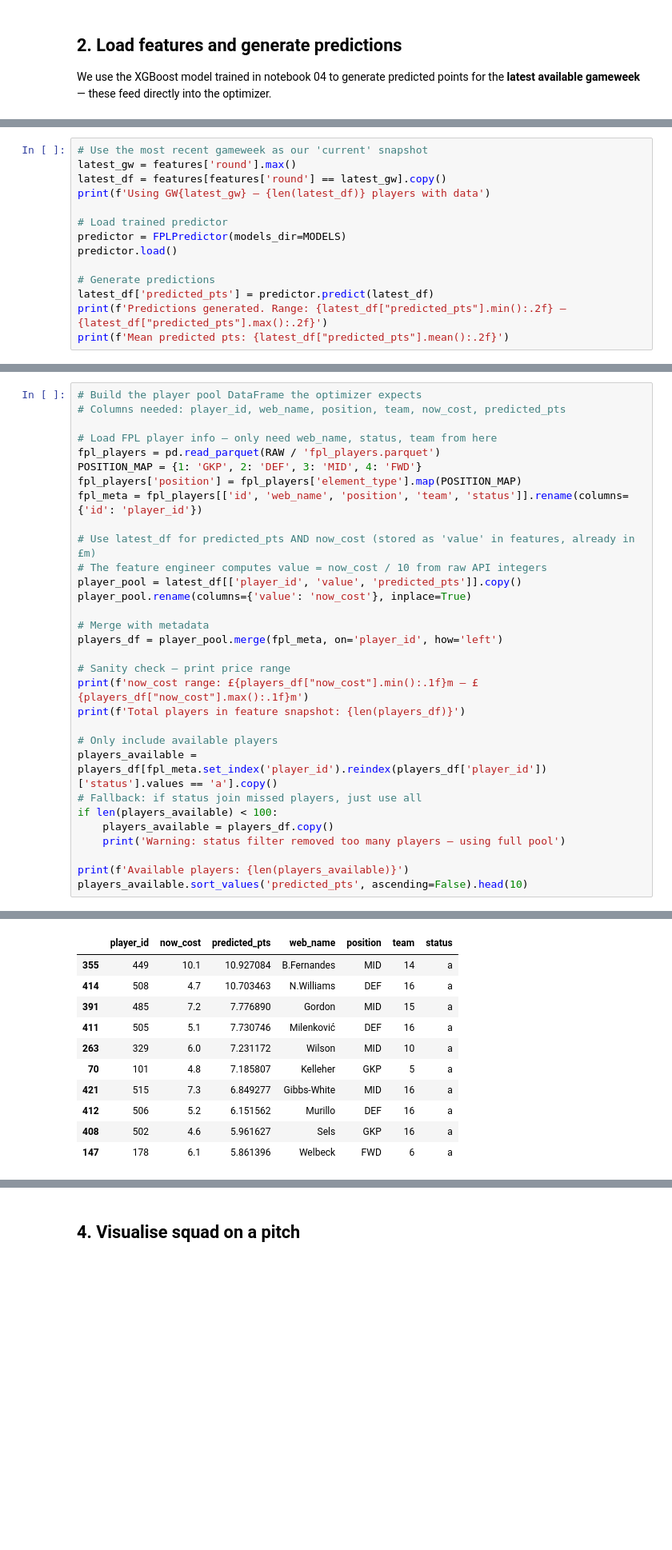
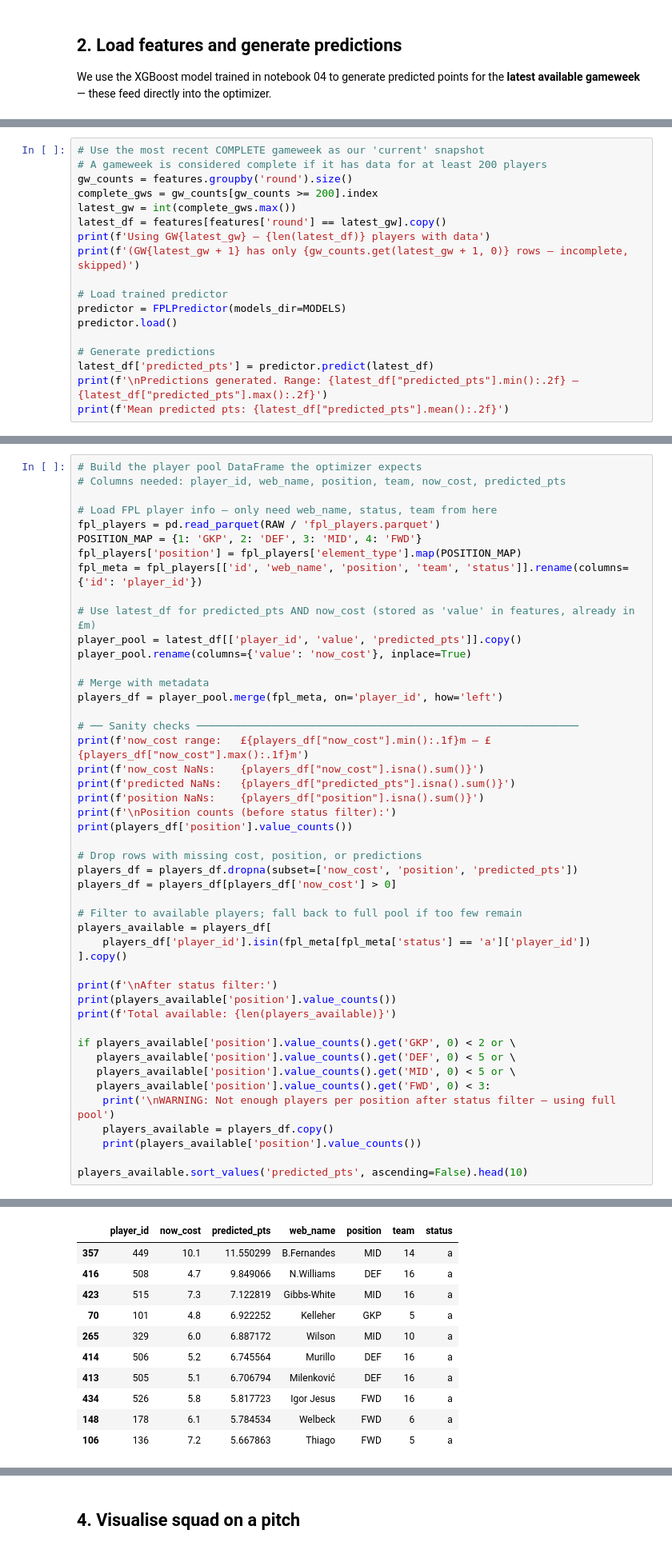
Before and after one commit to TheodorUtvik/fpl-intelligence, a Jupyter notebook: notebooks/05_optimizer.ipynb, the cells around one changed output, grey strips where cells are left out. Shown at 80% size. Saved outputs shown, nothing was run; the diff lists cells and outputs as text; blank space fills up the shorter version.

```diff
--- a/notebooks/05_optimizer.ipynb
+++ b/notebooks/05_optimizer.ipynb
@@ -52,8 +52,12 @@ Rounds available: [np.int64(2), np.int64(3), np.int64(4), np.int64(5), np.int64(
 # %%
-# Use the most recent gameweek as our 'current' snapshot
-latest_gw = features['round'].max()
+# Use the most recent COMPLETE gameweek as our 'current' snapshot
+# A gameweek is considered complete if it has data for at least 200 players
+gw_counts = features.groupby('round').size()
+complete_gws = gw_counts[gw_counts >= 200].index
+latest_gw = int(complete_gws.max())
 latest_df = features[features['round'] == latest_gw].copy()
 print(f'Using GW{latest_gw} — {len(latest_df)} players with data')
+print(f'(GW{latest_gw + 1} has only {gw_counts.get(latest_gw + 1, 0)} rows — incomplete, skipped)')
 
 # Load trained predictor
 predictor = FPLPredictor(models_dir=MODELS)
@@ -61,6 +65,6 @@ predictor.load()
 
 # Generate predictions
 latest_df['predicted_pts'] = predictor.predict(latest_df)
-print(f'Predictions generated. Range: {latest_df["predicted_pts"].min():.2f} — {latest_df["predicted_pts"].max():.2f}')
+print(f'\nPredictions generated. Range: {latest_df["predicted_pts"].min():.2f} — {latest_df["predicted_pts"].max():.2f}')
 print(f'Mean predicted pts: {latest_df["predicted_pts"].mean():.2f}')
 # %% [output]
@@ -78,24 +84,40 @@ fpl_players['position'] = fpl_players['element_type'].map(POSITION_MAP)
 fpl_meta = fpl_players[['id', 'web_name', 'position', 'team', 'status']].rename(columns={'id': 'player_id'})
 
 # Use latest_df for predicted_pts AND now_cost (stored as 'value' in features, already in £m)
-# The feature engineer computes value = now_cost / 10 from raw API integers
 player_pool = latest_df[['player_id', 'value', 'predicted_pts']].copy()
 player_pool.rename(columns={'value': 'now_cost'}, inplace=True)
 
 # Merge with metadata
 players_df = player_pool.merge(fpl_meta, on='player_id', how='left')
 
-# Sanity check — print price range
-print(f'now_cost range: £{players_df["now_cost"].min():.1f}m — £{players_df["now_cost"].max():.1f}m')
-print(f'Total players in feature snapshot: {len(players_df)}')
+# ── Sanity checks ─────────────────────────────────────────────────────────────
+print(f'now_cost range:   £{players_df["now_cost"].min():.1f}m — £{players_df["now_cost"].max():.1f}m')
+print(f'now_cost NaNs:    {players_df["now_cost"].isna().sum()}')
+print(f'predicted NaNs:   {players_df["predicted_pts"].isna().sum()}')
+print(f'position NaNs:    {players_df["position"].isna().sum()}')
+print(f'\nPosition counts (before status filter):')
+print(players_df['position'].value_counts())
 
-# Only include available players
-players_available = players_df[fpl_meta.set_index('player_id').reindex(players_df['player_id'])['status'].values == 'a'].copy()
-# Fallback: if status join missed players, just use all
-if len(players_available) < 100:
+# Drop rows with missing cost, position, or predictions
+players_df = players_df.dropna(subset=['now_cost', 'position', 'predicted_pts'])
+players_df = players_df[players_df['now_cost'] > 0]
+
+# Filter to available players; fall back to full pool if too few remain
+players_available = players_df[
+    players_df['player_id'].isin(fpl_meta[fpl_meta['status'] == 'a']['player_id'])
+].copy()
+
+print(f'\nAfter status filter:')
+print(players_available['position'].value_counts())
+print(f'Total available: {len(players_available)}')
+
+if players_available['position'].value_counts().get('GKP', 0) < 2 or \
+   players_available['position'].value_counts().get('DEF', 0) < 5 or \
+   players_available['position'].value_counts().get('MID', 0) < 5 or \
+   players_available['position'].value_counts().get('FWD', 0) < 3:
+    print('\nWARNING: Not enough players per position after status filter — using full pool')
     players_available = players_df.copy()
-    print('Warning: status filter removed too many players — using full pool')
+    print(players_available['position'].value_counts())
 
-print(f'Available players: {len(players_available)}')
 players_available.sort_values('predicted_pts', ascending=False).head(10)
 # %% [output]
@@ -105,14 +141,14 @@ Available players: 407
 |  | player_id | now_cost | predicted_pts | web_name | position | team | status |
-| 355 | 449 | 10.1 | 10.927084 | B.Fernandes | MID | 14 | a |
-| 414 | 508 | 4.7 | 10.703463 | N.Williams | DEF | 16 | a |
-| 391 | 485 | 7.2 | 7.776890 | Gordon | MID | 15 | a |
-| 411 | 505 | 5.1 | 7.730746 | Milenković | DEF | 16 | a |
-| 263 | 329 | 6.0 | 7.231172 | Wilson | MID | 10 | a |
-| 70 | 101 | 4.8 | 7.185807 | Kelleher | GKP | 5 | a |
-| 421 | 515 | 7.3 | 6.849277 | Gibbs-White | MID | 16 | a |
-| 412 | 506 | 5.2 | 6.151562 | Murillo | DEF | 16 | a |
-| 408 | 502 | 4.6 | 5.961627 | Sels | GKP | 16 | a |
-| 147 | 178 | 6.1 | 5.861396 | Welbeck | FWD | 6 | a |
+| 357 | 449 | 10.1 | 11.550299 | B.Fernandes | MID | 14 | a |
+| 416 | 508 | 4.7 | 9.849066 | N.Williams | DEF | 16 | a |
+| 423 | 515 | 7.3 | 7.122819 | Gibbs-White | MID | 16 | a |
+| 70 | 101 | 4.8 | 6.922252 | Kelleher | GKP | 5 | a |
+| 265 | 329 | 6.0 | 6.887172 | Wilson | MID | 10 | a |
+| 414 | 506 | 5.2 | 6.745564 | Murillo | DEF | 16 | a |
+| 413 | 505 | 5.1 | 6.706794 | Milenković | DEF | 16 | a |
+| 434 | 526 | 5.8 | 5.817723 | Igor Jesus | FWD | 16 | a |
+| 148 | 178 | 6.1 | 5.784534 | Welbeck | FWD | 6 | a |
+| 106 | 136 | 7.2 | 5.667863 | Thiago | FWD | 5 | a |
 # %% [markdown]
 ## 3. Select optimal squad
 
```
Also changed, not shown: parts of 14 cells of this notebook.
